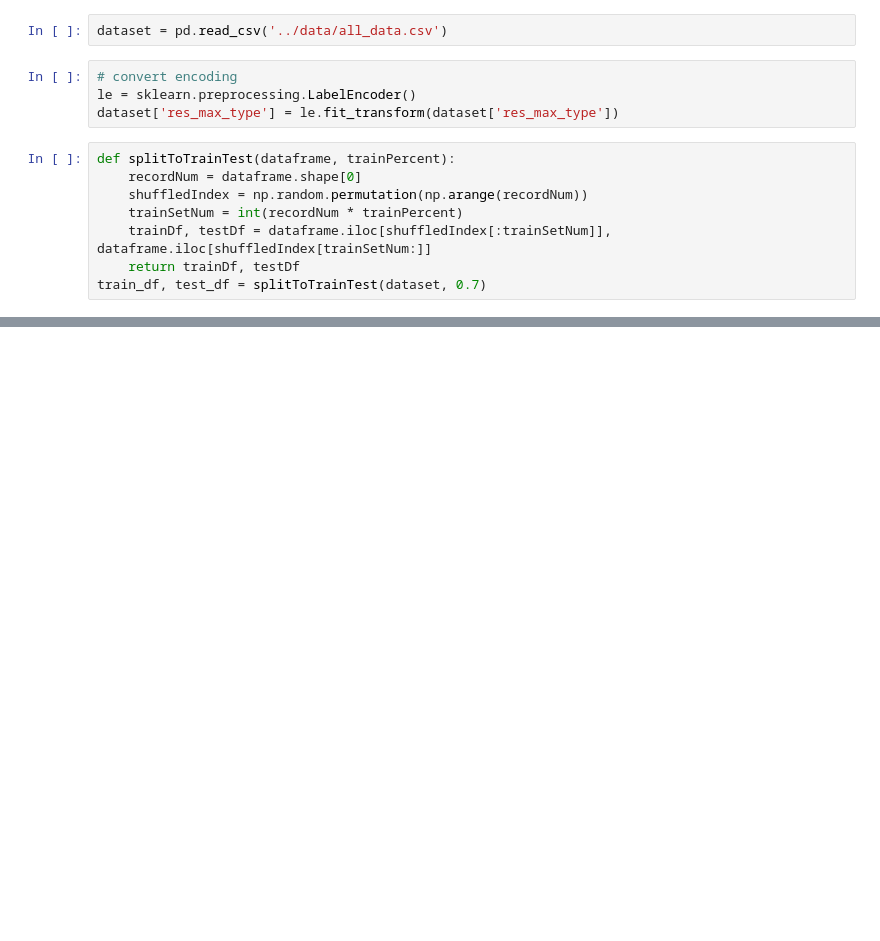
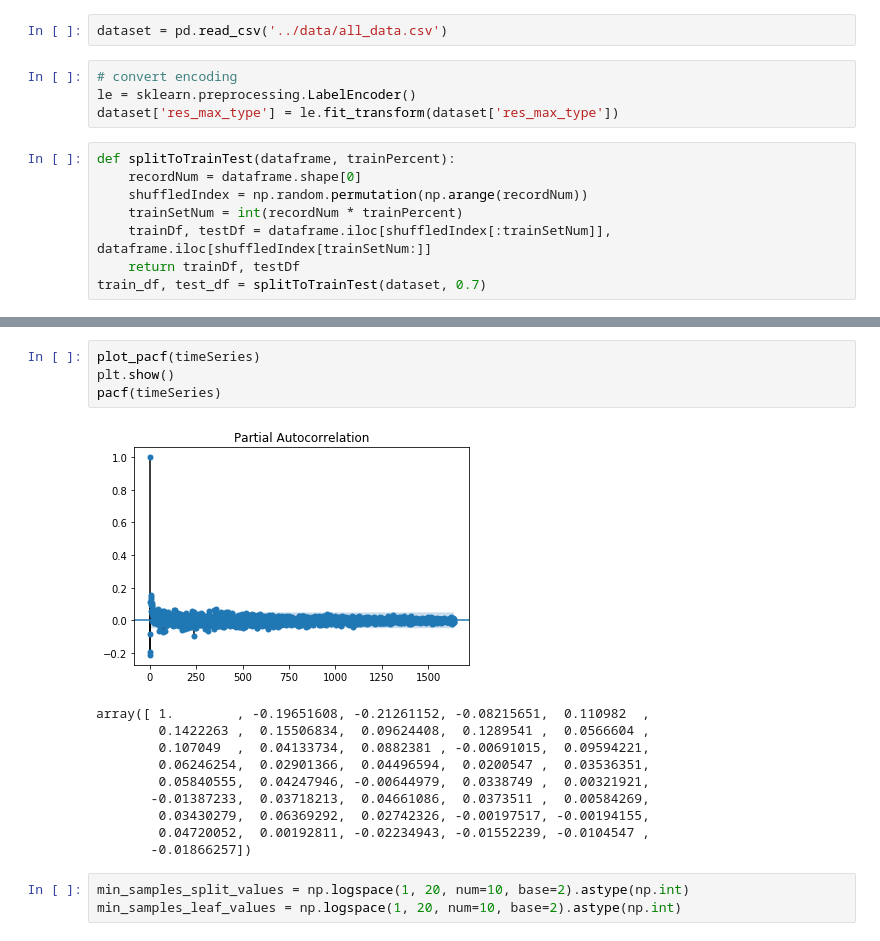
Before and after one commit to Dwan9/DataScience_CriTyp_City, a Jupyter notebook: tool/train_data_test.ipynb, the cells around one changed output, grey strips where cells are left out. Saved outputs shown, nothing was run; the diff lists cells and outputs as text; blank space fills up the shorter version.

```diff
--- a/tool/train_data_test.ipynb
+++ b/tool/train_data_test.ipynb
@@ -56,0 +243,18 @@ print('Train accuracy = {}\nTest accuracy = {}'.format(train_accuracy, test_accu
+# %%
+plot_pacf(timeSeries)
+plt.show()
+pacf(timeSeries)
+# %% [output]
+[figure, added]
+array([ 1.        , -0.19651608, -0.21261152, -0.08215651,  0.110982  ,
+        0.1422263 ,  0.15506834,  0.09624408,  0.1289541 ,  0.0566604 ,
+        0.107049  ,  0.04133734,  0.0882381 , -0.00691015,  0.09594221,
+        0.06246254,  0.02901366,  0.04496594,  0.0200547 ,  0.03536351,
+        0.05840555,  0.04247946, -0.00644979,  0.0338749 ,  0.00321921,
+       -0.01387233,  0.03718213,  0.04661086,  0.0373511 ,  0.00584269,
+        0.03430279,  0.06369292,  0.02742326, -0.00197517, -0.00194155,
+        0.04720052,  0.00192811, -0.02234943, -0.01552239, -0.0104547 ,
+       -0.01866257])
+# %%
+min_samples_split_values = np.logspace(1, 20, num=10, base=2).astype(np.int)
+min_samples_leaf_values = np.logspace(1, 20, num=10, base=2).astype(np.int)
```
Also changed, not shown: parts of 23 cells of this notebook, 1 other file.
